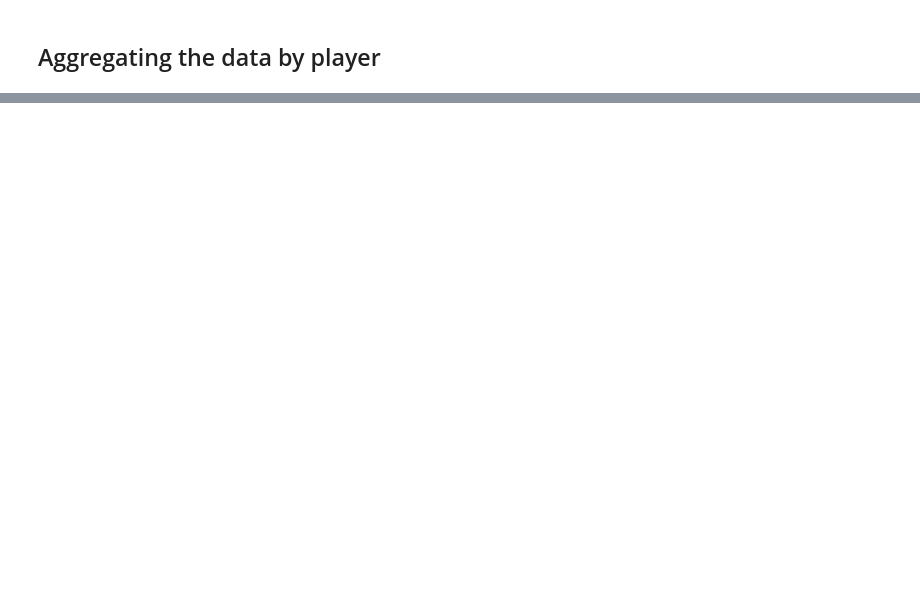
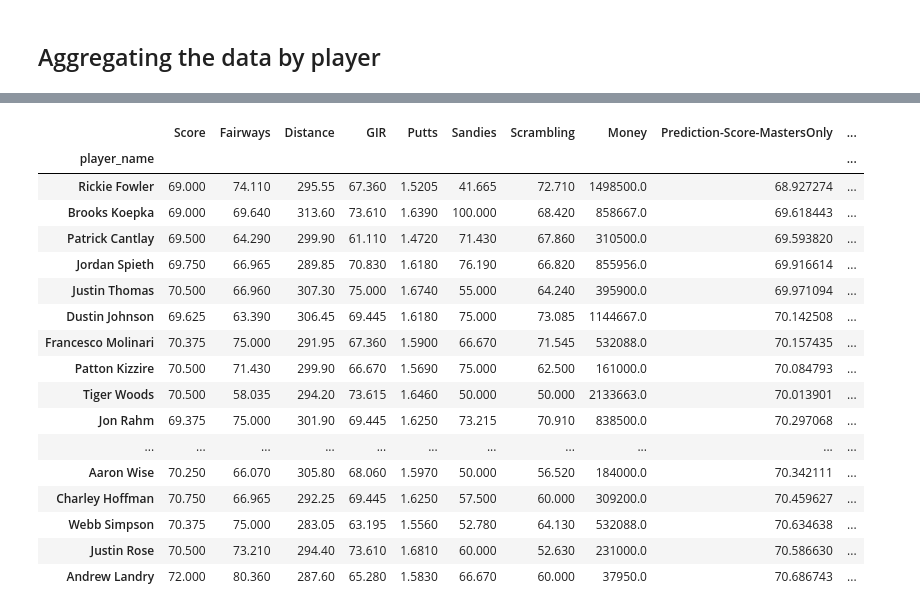
Before and after one commit to nicolehayashi/masterswinner, a Jupyter notebook: 2020masterswinner.ipynb, the cells around one changed output, grey strips where cells are left out. Saved outputs shown, nothing was run; the diff lists cells and outputs as text; code cells hidden in the pictures; blank space fills up the shorter version.

```diff
--- a/2020masterswinner.ipynb
+++ b/2020masterswinner.ipynb
@@ -587,0 +887,3 @@ See the caveats in the documentation: https://pandas.pydata.org/pandas-docs/stab
+# %%
+df_2020winner_mastersonly = df[(df.year >= 2018) & (df.year <= 2020) & (df.Money >= 1) & (df_2020winner['tournament'] == 'Masters Tournament')]
+df_2020winner_mastersonly.head()
@@ -587,0 +897,4 @@ See the caveats in the documentation: https://pandas.pydata.org/pandas-docs/stab
+# %%
+aggregation_functions = {'Score': 'mean', 'Fairways': 'mean', 'Distance': 'mean', 'GIR': 'mean', 'Putts': 'mean', 'Sandies': 'mean', 'Scrambling': 'mean', 'Money': 'sum'} #'player_name': 'first'
+df_2020winner_mastersonly_agg = df.groupby(df_2020winner_mastersonly['player_name']).aggregate(aggregation_functions)
+df_2020winner_mastersonly_agg.nsmallest(20, 'Score')
@@ -587,0 +954,3 @@ See the caveats in the documentation: https://pandas.pydata.org/pandas-docs/stab
+# %%
+df_2020winner_mastersonly_agg['Prediction-Score-MastersOnly'] = 59.0038 + (-0.2305*df_2020winner_mastersonly_agg.GIR) + (-0.0149*df_2020winner_mastersonly_agg.Scrambling) + (17.4504*df_2020winner_mastersonly_agg.Putts)
+df_2020winner_mastersonly_agg.nsmallest(30, 'Prediction-Score-MastersOnly') #use .nsmallest for lowest score
@@ -587,0 +1000,22 @@ See the caveats in the documentation: https://pandas.pydata.org/pandas-docs/stab
+# %%
+df_2020winner_mastersonly_agg['Prediction-Money-MastersOnly'] = 2.666e+06 + (4.859e+04*df_2020winner_mastersonly_agg.GIR) + (6042.6003*df_2020winner_mastersonly_agg.Scrambling) + (-3.605e+06*df_2020winner_mastersonly_agg.Putts)
+df_2020winner_mastersonly_agg.nlargest(20, 'Prediction-Money-MastersOnly') #use .nlargest for largest amount of Money to be won
+# %% [output]
+|  | Score | Fairways | Distance | GIR | Putts | Sandies | Scrambling | Money | Prediction-Score-MastersOnly | ... |
+| player_name |  |  |  |  |  |  |  |  |  | ... |
+| Rickie Fowler | 69.000 | 74.110 | 295.55 | 67.360 | 1.5205 | 41.665 | 72.710 | 1498500.0 | 68.927274 | ... |
+| Brooks Koepka | 69.000 | 69.640 | 313.60 | 73.610 | 1.6390 | 100.000 | 68.420 | 858667.0 | 69.618443 | ... |
+| Patrick Cantlay | 69.500 | 64.290 | 299.90 | 61.110 | 1.4720 | 71.430 | 67.860 | 310500.0 | 69.593820 | ... |
+| Jordan Spieth | 69.750 | 66.965 | 289.85 | 70.830 | 1.6180 | 76.190 | 66.820 | 855956.0 | 69.916614 | ... |
+| Justin Thomas | 70.500 | 66.960 | 307.30 | 75.000 | 1.6740 | 55.000 | 64.240 | 395900.0 | 69.971094 | ... |
+| Dustin Johnson | 69.625 | 63.390 | 306.45 | 69.445 | 1.6180 | 75.000 | 73.085 | 1144667.0 | 70.142508 | ... |
+| Francesco Molinari | 70.375 | 75.000 | 291.95 | 67.360 | 1.5900 | 66.670 | 71.545 | 532088.0 | 70.157435 | ... |
+| Patton Kizzire | 70.500 | 71.430 | 299.90 | 66.670 | 1.5690 | 75.000 | 62.500 | 161000.0 | 70.084793 | ... |
+| Tiger Woods | 70.500 | 58.035 | 294.20 | 73.615 | 1.6460 | 50.000 | 50.000 | 2133663.0 | 70.013901 | ... |
+| Jon Rahm | 69.375 | 75.000 | 301.90 | 69.445 | 1.6250 | 73.215 | 70.910 | 838500.0 | 70.297068 | ... |
+| ... | ... | ... | ... | ... | ... | ... | ... | ... | ... | ... |
+| Aaron Wise | 70.250 | 66.070 | 305.80 | 68.060 | 1.5970 | 50.000 | 56.520 | 184000.0 | 70.342111 | ... |
+| Charley Hoffman | 70.750 | 66.965 | 292.25 | 69.445 | 1.6250 | 57.500 | 60.000 | 309200.0 | 70.459627 | ... |
+| Webb Simpson | 70.375 | 75.000 | 283.05 | 63.195 | 1.5560 | 52.780 | 64.130 | 532088.0 | 70.634638 | ... |
+| Justin Rose | 70.500 | 73.210 | 294.40 | 73.610 | 1.6810 | 60.000 | 52.630 | 231000.0 | 70.586630 | ... |
+| Andrew Landry | 72.000 | 80.360 | 287.60 | 65.280 | 1.5830 | 66.670 | 60.000 | 37950.0 | 70.686743 | ... |
```
Also changed, not shown: parts of 69 cells of this notebook.
